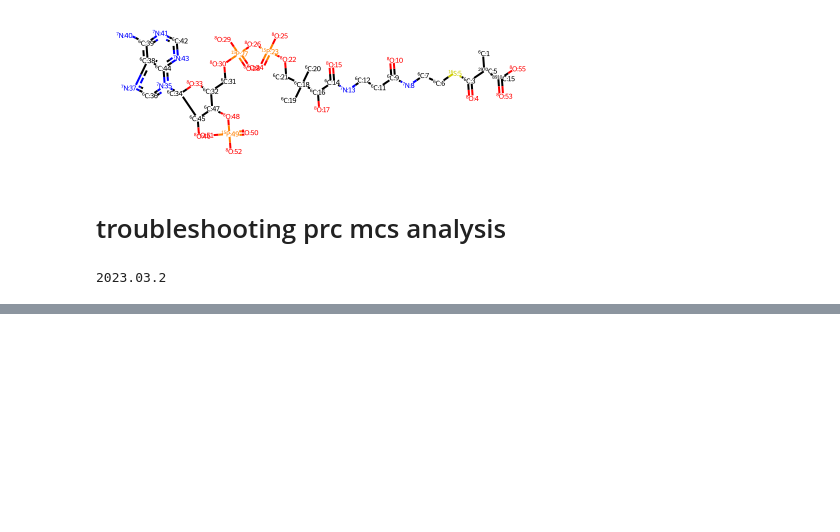
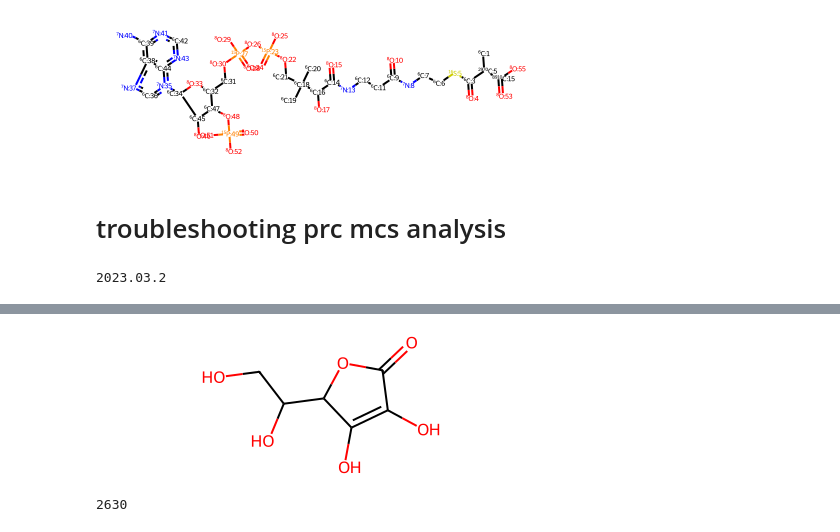
Before and after one commit to p7k/bottle, a Jupyter notebook: scripts/rxn_ctr_mcs.ipynb, the cells around one changed output, grey strips where cells are left out. Cells and saved outputs as stored; diff of their text form; code cells hidden in the pictures; blank space fills up the shorter version.

Commit message:
Started exploring reaction smarts that trigger substrate alignment issues

```diff
--- a/scripts/rxn_ctr_mcs.ipynb
+++ b/scripts/rxn_ctr_mcs.ipynb
@@ -331,0 +342,9 @@ Chem.MolFromSmiles('Nc1[nH]c(=O)c2ncnc2[nH]1', sanitize=False)
+# %%
+Chem.MolFromSmiles('OC1=C(O)C(=O)OC1C(O)CO')
+# %% [output]
+[figure, added]
+# %%
+am_issues = load_json("../artifacts/analysis_issues/atom_mapping_issues_known_rxns_swissprot_plus_mcs_90.json")
+len([elt for elt in am_issues.values() if elt['imt_rules']])
+# %% [output]
+2630
```
Also changed, not shown: parts of 17 cells of this notebook, 5 other files.
